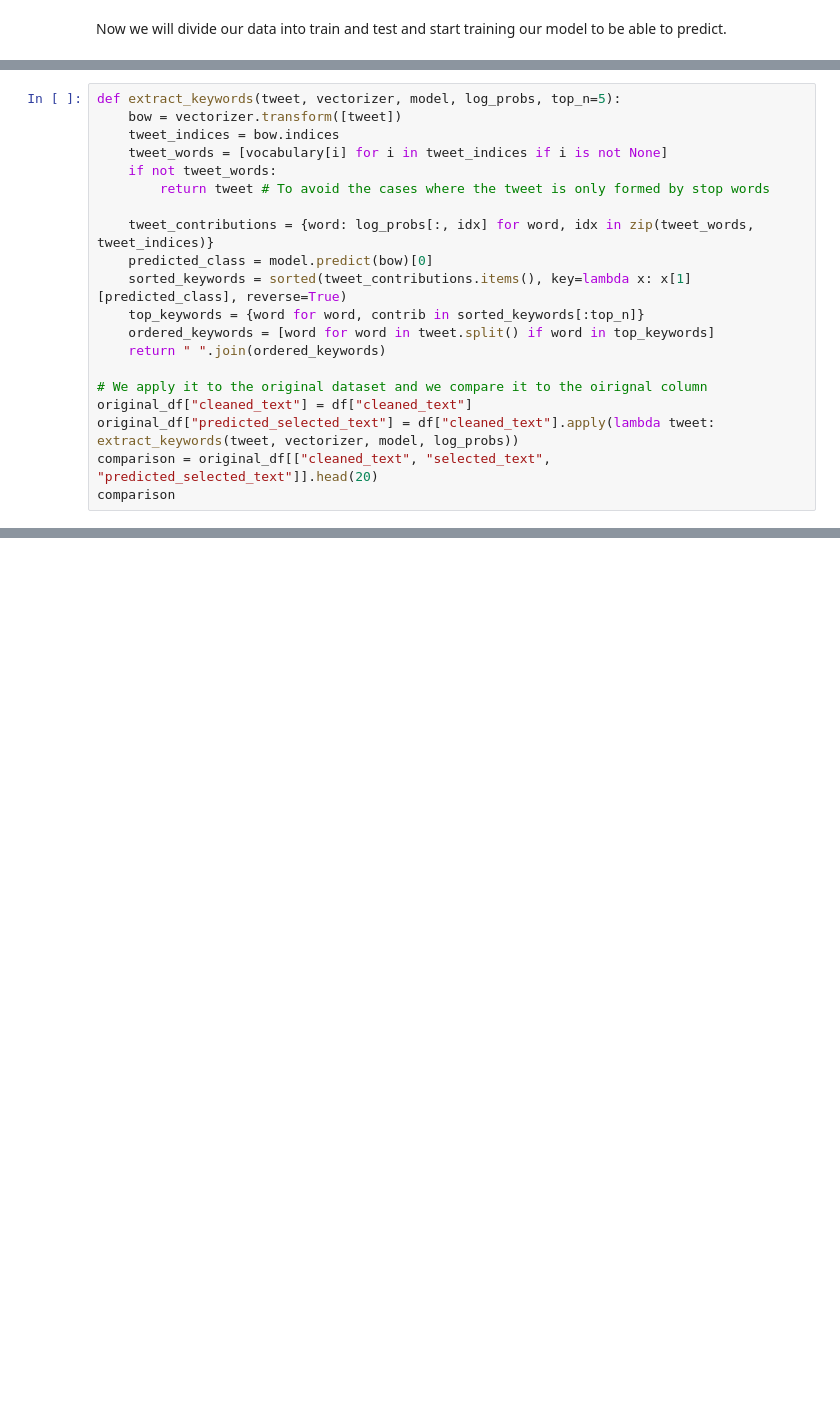
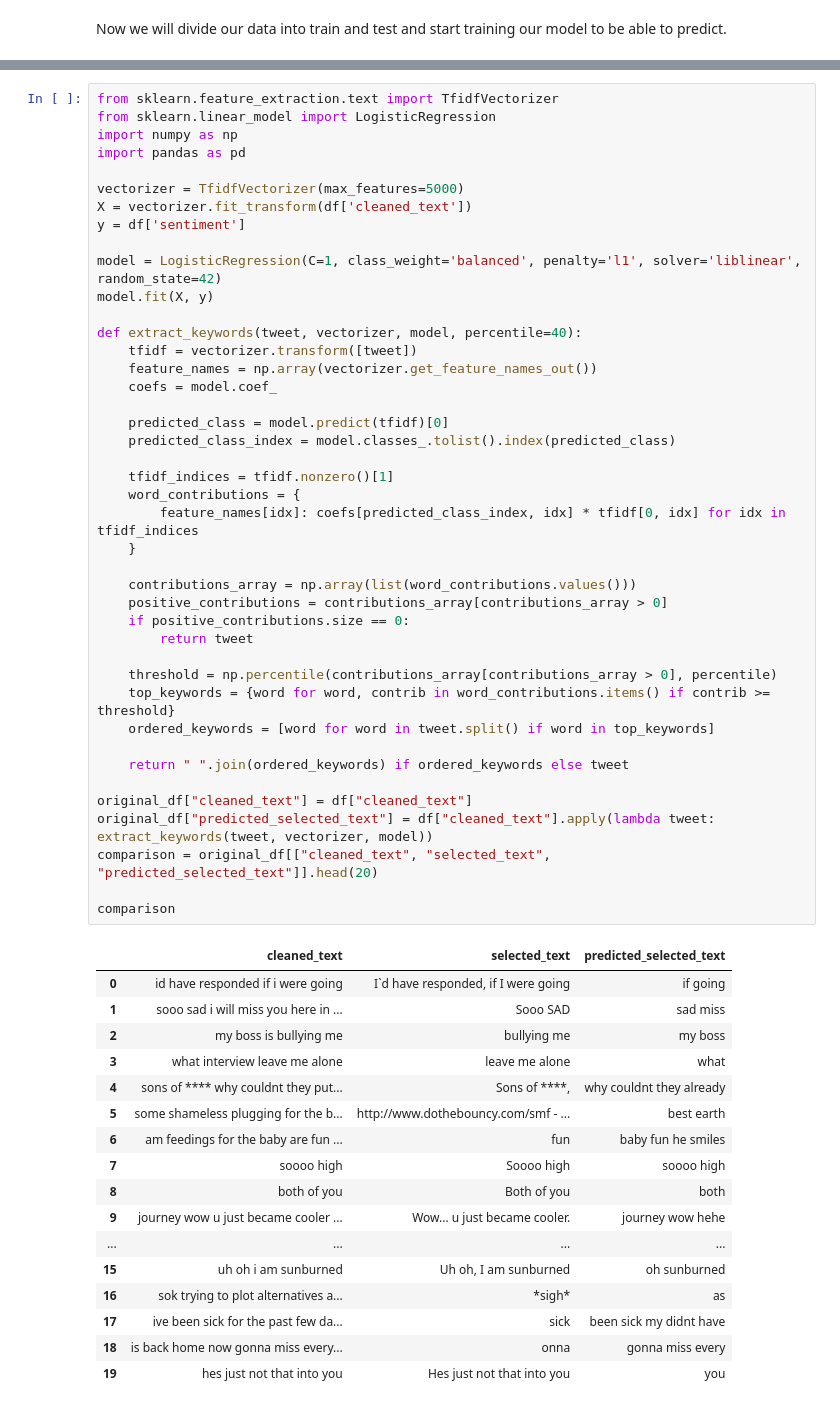
Before and after one commit to NIU1674080/APC, a Jupyter notebook: Practica_Kaggle.ipynb, the cells around one changed output, grey strips where cells are left out. Drawn from its saved outputs; the diff is of its cells as text; blank space fills up the shorter version.

```diff
--- a/Practica_Kaggle.ipynb
+++ b/Practica_Kaggle.ipynb
@@ -242,20 +194,0 @@ Palabras clave seleccionadas para el tweet: ['time', 'thats', 'long']
-# %%
-def extract_keywords(tweet, vectorizer, model, log_probs, top_n=5):
-    bow = vectorizer.transform([tweet])
-    tweet_indices = bow.indices
-    tweet_words = [vocabulary[i] for i in tweet_indices if i is not None]
-    if not tweet_words:
-        return tweet # To avoid the cases where the tweet is only formed by stop words
-
-    tweet_contributions = {word: log_probs[:, idx] for word, idx in zip(tweet_words, tweet_indices)}
-    predicted_class = model.predict(bow)[0]
-    sorted_keywords = sorted(tweet_contributions.items(), key=lambda x: x[1][predicted_class], reverse=True)
-    top_keywords = {word for word, contrib in sorted_keywords[:top_n]}
-    ordered_keywords = [word for word in tweet.split() if word in top_keywords]
-    return " ".join(ordered_keywords)
-
-# We apply it to the original dataset and we compare it to the oirignal column
-original_df["cleaned_text"] = df["cleaned_text"]
-original_df["predicted_selected_text"] = df["cleaned_text"].apply(lambda tweet: extract_keywords(tweet, vectorizer, model, log_probs))
-comparison = original_df[["cleaned_text", "selected_text", "predicted_selected_text"]].head(20)
-comparison
@@ -279,0 +356,60 @@ comparison
+# %%
+from sklearn.feature_extraction.text import TfidfVectorizer
+from sklearn.linear_model import LogisticRegression
+import numpy as np
+import pandas as pd
+
+vectorizer = TfidfVectorizer(max_features=5000)
+X = vectorizer.fit_transform(df['cleaned_text'])
+y = df['sentiment']
+
+model = LogisticRegression(C=1, class_weight='balanced', penalty='l1', solver='liblinear', random_state=42)
+model.fit(X, y)
+
+def extract_keywords(tweet, vectorizer, model, percentile=40):
+    tfidf = vectorizer.transform([tweet])
+    feature_names = np.array(vectorizer.get_feature_names_out())
+    coefs = model.coef_
+
+    predicted_class = model.predict(tfidf)[0]
+    predicted_class_index = model.classes_.tolist().index(predicted_class)
+
+    tfidf_indices = tfidf.nonzero()[1]
+    word_contributions = {
+        feature_names[idx]: coefs[predicted_class_index, idx] * tfidf[0, idx] for idx in tfidf_indices
+    }
+
+    contributions_array = np.array(list(word_contributions.values()))
+    positive_contributions = contributions_array[contributions_array > 0]
+    if positive_contributions.size == 0:
+        return tweet
+
+    threshold = np.percentile(contributions_array[contributions_array > 0], percentile)
+    top_keywords = {word for word, contrib in word_contributions.items() if contrib >= threshold}
+    ordered_keywords = [word for word in tweet.split() if word in top_keywords]
+
+    return " ".join(ordered_keywords) if ordered_keywords else tweet
+
+original_df["cleaned_text"] = df["cleaned_text"]
+original_df["predicted_selected_text"] = df["cleaned_text"].apply(lambda tweet: extract_keywords(tweet, vectorizer, model))
+comparison = original_df[["cleaned_text", "selected_text", "predicted_selected_text"]].head(20)
+
+comparison
+# %% [output]
+|  | cleaned_text | selected_text | predicted_selected_text |
+| 0 | id have responded if i were going | I`d have responded, if I were going | if going |
+| 1 | sooo sad i will miss you here in ... | Sooo SAD | sad miss |
+| 2 | my boss is bullying me | bullying me | my boss |
+| 3 | what interview leave me alone | leave me alone | what |
+| 4 | sons of **** why couldnt they put... | Sons of ****, | why couldnt they already |
+| 5 | some shameless plugging for the b... | http://www.dothebouncy.com/smf - ... | best earth |
+| 6 | am feedings for the baby are fun ... | fun | baby fun he smiles |
+| 7 | soooo high | Soooo high | soooo high |
+| 8 | both of you | Both of you | both |
+| 9 | journey wow u just became cooler ... | Wow... u just became cooler. | journey wow hehe |
+| ... | ... | ... | ... |
+| 15 | uh oh i am sunburned | Uh oh, I am sunburned | oh sunburned |
+| 16 | sok trying to plot alternatives a... | *sigh* | as |
+| 17 | ive been sick for the past few da... | sick | been sick my didnt have |
+| 18 | is back home now gonna miss every... | onna | gonna miss every |
+| 19 | hes just not that into you | Hes just not that into you | you |
```
Also changed, not shown: parts of 19 cells of this notebook.
